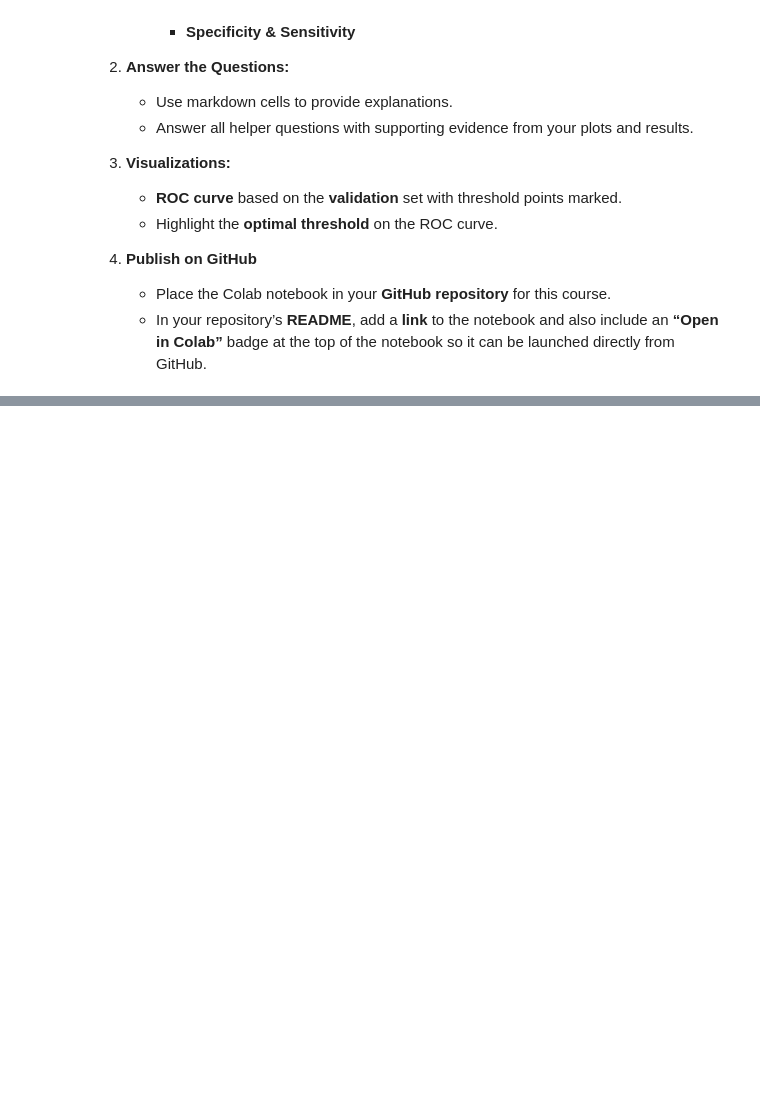
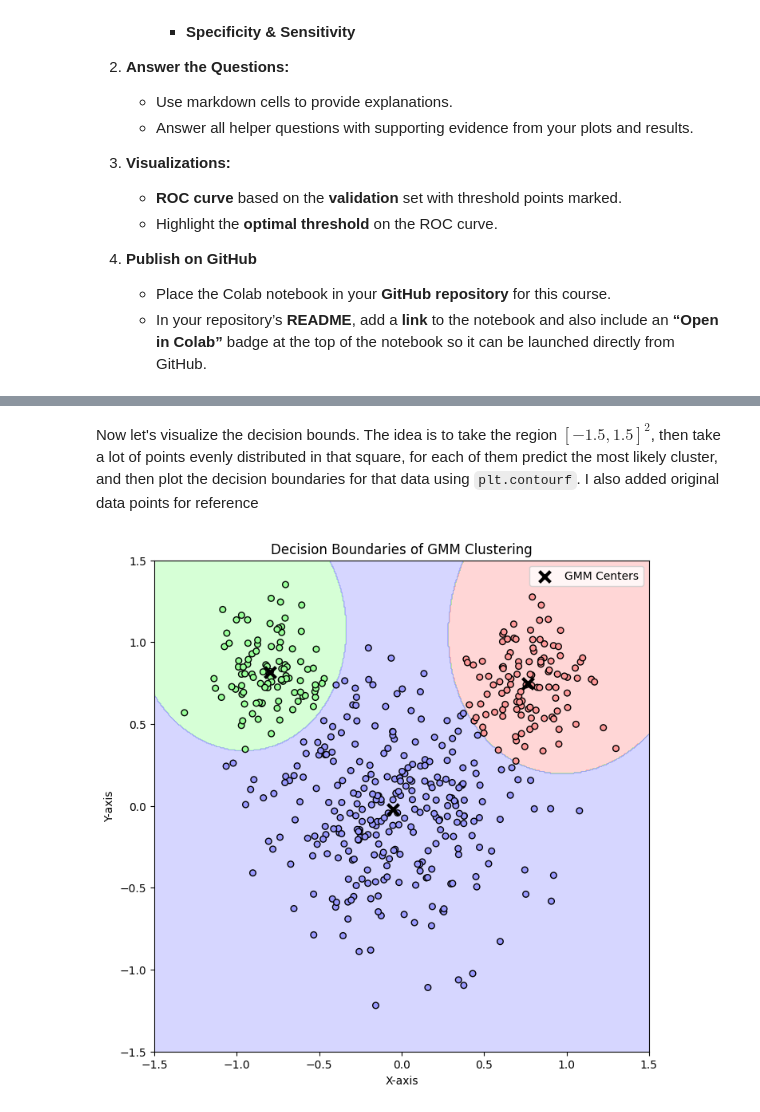
Before and after one commit to roguxivlo/machine-learning-24L, a Jupyter notebook: hw3.ipynb, the cells around one changed output, grey strips where cells are left out. Cells and saved outputs as stored; diff of their text form; code cells hidden in the pictures; blank space fills up the shorter version.

```diff
--- a/hw3.ipynb
+++ b/hw3.ipynb
@@ -69,0 +125,13 @@ This exercise focuses on the **importance of threshold selection** and how it im
+# %%
+from sklearn.mixture import GaussianMixture
+from matplotlib.colors import Normalize
+from matplotlib.lines import Line2D  # Import Line2D for custom legend
+from matplotlib.colors import ListedColormap
+
+# EM for Gaussian Mixtures
+gm_model = GaussianMixture(n_components=3, covariance_type='full', random_state=42)
+gm_model.fit(data_X)
+gm_labels = gm_model.predict(data_X)
+
+print(gm_model.means_)
+print(gm_model.covariances_)
@@ -69,0 +150,41 @@ This exercise focuses on the **importance of threshold selection** and how it im
+# %% [markdown]
+Now let's visualize the decision bounds. The idea is to take the region $[-1.5, 1.5]^2$,
+then take a lot of points evenly distributed in that square, for each of them predict the most likely cluster,
+and then plot the decision boundaries for that data using `plt.contourf`. I also added original data points for reference
+# %%
+x_min, x_max = (-1.5, 1.5)
+y_min, y_max = (-1.5, 1.5)
+
+density = 500
+
+xx, yy = np.meshgrid(np.linspace(x_min, x_max, density),
+                     np.linspace(y_min, y_max, density))
+
+
+points = np.c_[xx.ravel(), yy.ravel()]
+
+probs = gm_model.predict_proba(points)
+
+grid_labels = np.argmax(probs, axis=1)
+
+grid_labels = grid_labels.reshape(xx.shape)
+
+cmap = ListedColormap(['#ff9999', '#99ff99', '#9999ff'])
+
+# Plot the decision boundary
+plt.figure(figsize=(8, 8))
+plt.contourf(xx, yy, grid_labels, cmap=cmap, alpha=0.4)  # Colored regions
+
+# Scatter plot of original data points
+plt.scatter(data_X[:, 0], data_X[:, 1], c=gm_labels, cmap=cmap, edgecolors='k', marker='o', s=30)
+
+# Plot Gaussian centers
+plt.scatter(gm_model.means_[:, 0], gm_model.means_[:, 1], c='black', marker='x', s=100, linewidth=3, label="GMM Centers")
+
+plt.title("Decision Boundaries of GMM Clustering")
+plt.xlabel("X-axis")
+plt.ylabel("Y-axis")
+plt.legend()
+plt.show()
+# %% [output]
+[figure, added]
```
Also changed, not shown: parts of 37 cells of this notebook.
